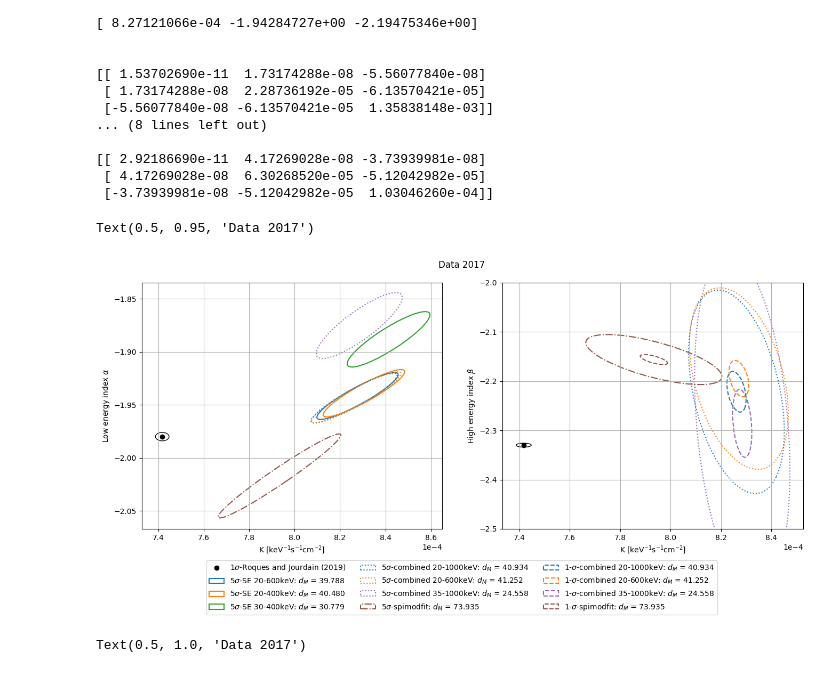
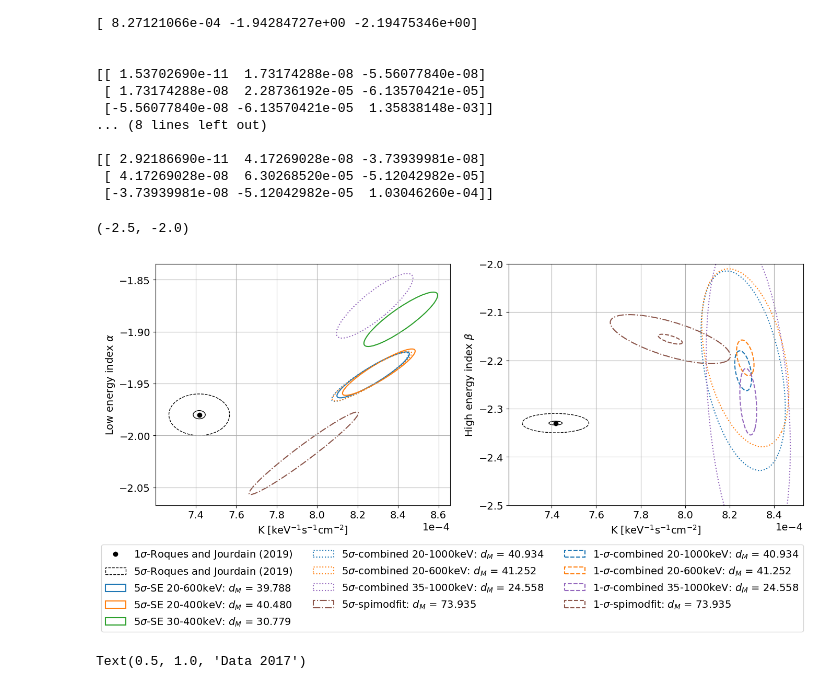
Before and after one commit to timmguthle/INTEGRAL-SPI, a Jupyter notebook: main_files/crab_19/plots_comparison.ipynb, the cells around one changed output. Saved outputs shown, nothing was run; the diff lists cells and outputs as text; code cells hidden in the pictures.

```diff
--- a/main_files/crab_19/plots_comparison.ipynb
+++ b/main_files/crab_19/plots_comparison.ipynb
@@ -148,15 +148,17 @@ linestyles = [
 # %%
 import math
 %matplotlib inline
-
+plt.rcParams.update({'font.size': 14})
 fig, [ax, ax2] = plt.subplots(1, 2, figsize=(16, 6))
 
 
 ax.plot(real_vals[0], real_vals[1], "ko", label="1$\sigma$-Roques and Jourdain (2019)")
 confidence_ellipse(real_vals[:2], real_cov, ax, n_std=1, edgecolor="black", ls="solid")
+confidence_ellipse(real_vals[:2], real_cov, ax, n_std=5, edgecolor="black", ls="dashed", label="5$\sigma$-Roques and Jourdain (2019)")
 
 ax2.plot(real_vals[0], real_vals[2], "ko", )
 confidence_ellipse(real_vals[:3:2], real_cov, ax2, n_std=1, edgecolor="black", ls="solid")
+confidence_ellipse(real_vals[:3:2], real_cov, ax2, n_std=5, edgecolor="black", ls="dashed")
 
 for folder, name, edgecolor, linestyle, std_dev in zip(folders, names, edgecolors, linestyles, std_devs):
     val = np.loadtxt(f"{folder}/fit_val.txt")
@@ -177,7 +179,7 @@ ax.grid()
 ax2.autoscale()
 ax2.grid()
 # fig.legend(bbox_to_anchor=(0.9, 1), loc=2, borderaxespad=0.)
-fig.legend(loc='lower center', bbox_to_anchor=(0.5, -0.17), ncol=3)
+fig.legend(loc='lower center', bbox_to_anchor=(0.48, -0.31), ncol=3)
 #plt.legend()
 ax.set_xlabel("K [keV$^{-1}$s$^{-1}$cm$^{-2}$]")
 ax.set_ylabel("Low energy index $\\alpha$")
@@ -189,5 +191,5 @@ ax2.ticklabel_format(style='sci', axis='x', scilimits=(0,0))
 
 ax2.set_ylim(-2.5, -2.0)
 
-fig.suptitle('Data 2003', position=(0.5, 0.95))
+# fig.suptitle('Data 2003', position=(0.5, 0.95))
 # %% [output]
@@ -311,46 +313,48 @@ fig, [ax, ax2] = plt.subplots(1, 2, figsize=(16, 6))
 
 ax.plot(real_vals[0], real_vals[1], "ko", label="1$\sigma$-Roques and Jourdain (2019)")
 confidence_ellipse(real_vals[:2], real_cov, ax, n_std=1, edgecolor="black", ls="solid")
+confidence_ellipse(real_vals[:2], real_cov, ax, n_std=5, edgecolor="black", ls="dashed", label="5$\sigma$-Roques and Jourdain (2019)")
 
 ax2.plot(real_vals[0], real_vals[2], "ko", )
 confidence_ellipse(real_vals[:3:2], real_cov, ax2, n_std=1, edgecolor="black", ls="solid")
+confidence_ellipse(real_vals[:3:2], real_cov, ax2, n_std=5, edgecolor="black", ls="dashed")
 
 for folder, name, edgecolor, linestyle, std_dev in zip(folders, names, edgecolors, linestyles, std_devs):
     val = np.loadtxt(f"{folder}/fit_val.txt")
     cov = np.loadtxt(f"{folder}/fit_cov.txt")
     confidence_ellipse(val[:2], cov[:2, :2], ax, n_std=std_dev, edgecolor=edgecolor, label=name, ls=linestyle, linewidth=1.5)
 
     with open(f"{folder}/fit_val.txt", "r") as f:
         header = f.readlines()[0]
 
     if "Crab beta" in header:
         confidence_ellipse(val[0:3:2], cov[0:3:2, 0:3:2], ax2, n_std=std_dev, edgecolor=edgecolor, ls=linestyle, linewidth=1.5)
         confidence_ellipse(val[0:3:2], cov[0:3:2, 0:3:2], ax2, n_std=1, edgecolor=edgecolor, ls="dashed", linewidth=1.5, label=f"1-$\sigma${name[9:]}")
 
 
 
 ax.autoscale()
 ax.grid()
 
 ax2.autoscale()
 ax2.grid()
 # fig.legend(bbox_to_anchor=(0.9, 1), loc=2, borderaxespad=0.)
-fig.legend(loc='lower center', bbox_to_anchor=(0.5, -0.17), ncol=3)
+fig.legend(loc='lower center', bbox_to_anchor=(0.48, -0.31), ncol=3)
 #plt.legend()
 ax.set_xlabel("K [keV$^{-1}$s$^{-1}$cm$^{-2}$]")
 ax.set_ylabel("Low energy index $\\alpha$")
 
 ax2.set_xlabel("K [keV$^{-1}$s$^{-1}$cm$^{-2}$]")
 ax2.set_ylabel("High energy index $\\beta$")
 ax.ticklabel_format(style='sci', axis='x', scilimits=(0,0))
 ax2.ticklabel_format(style='sci', axis='x', scilimits=(0,0))
 
 ax2.set_ylim(-2.5, -2.0)
 
-fig.suptitle('Data 2017', position=(0.5, 0.95))
+# fig.suptitle('Data 2017', position=(0.5, 0.95))
 # %% [output]
-Text(0.5, 0.95, 'Data 2017')
+(-2.5, -2.0)
-[figure, old version]
+[figure, new version]
 # %%
 fig.savefig(f"{path}/comparison_plot_2017_spimodfit.pdf", bbox_inches='tight')
 #fig.savefig(f"{path}/spimodfit_comparison_Timm2_Crab_like.pdf", bbox_inches='tight')
```
Also changed, not shown: parts of 1 cell of this notebook, 15 other files.
